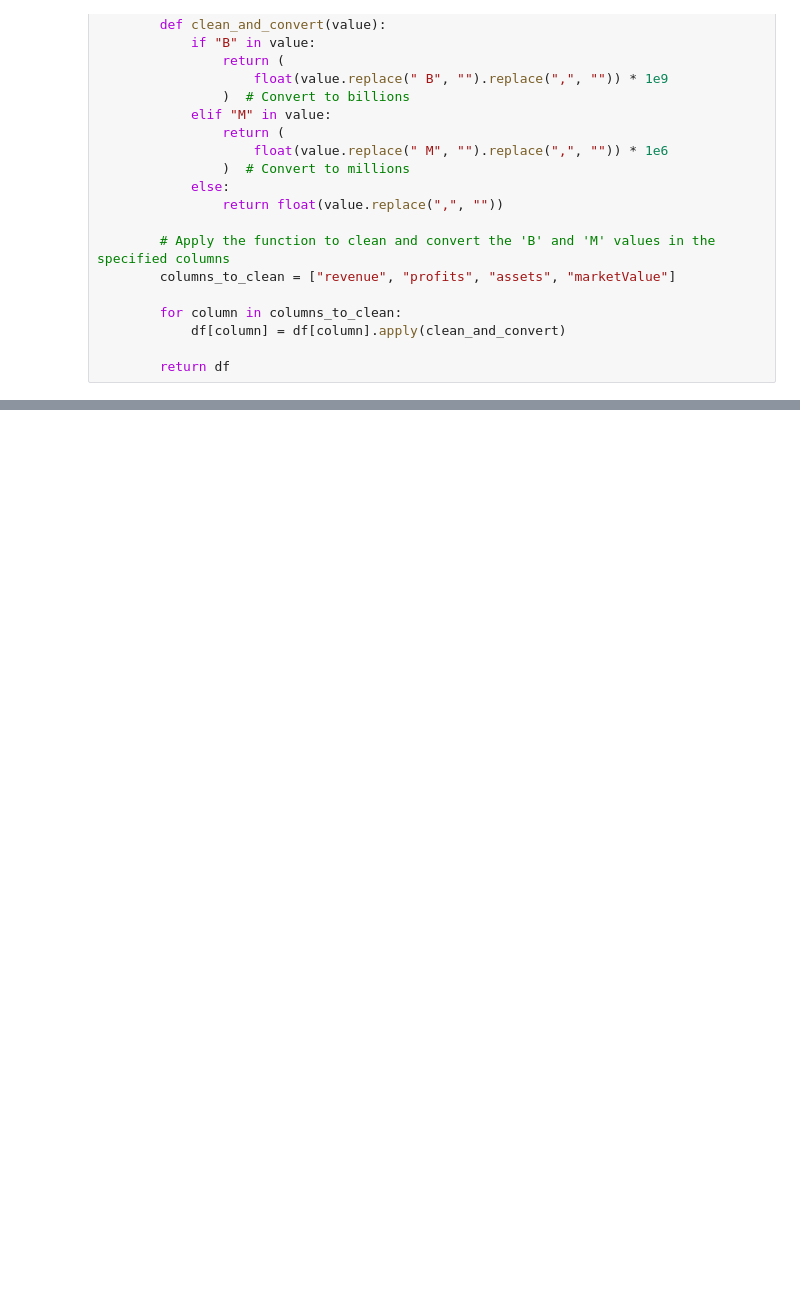
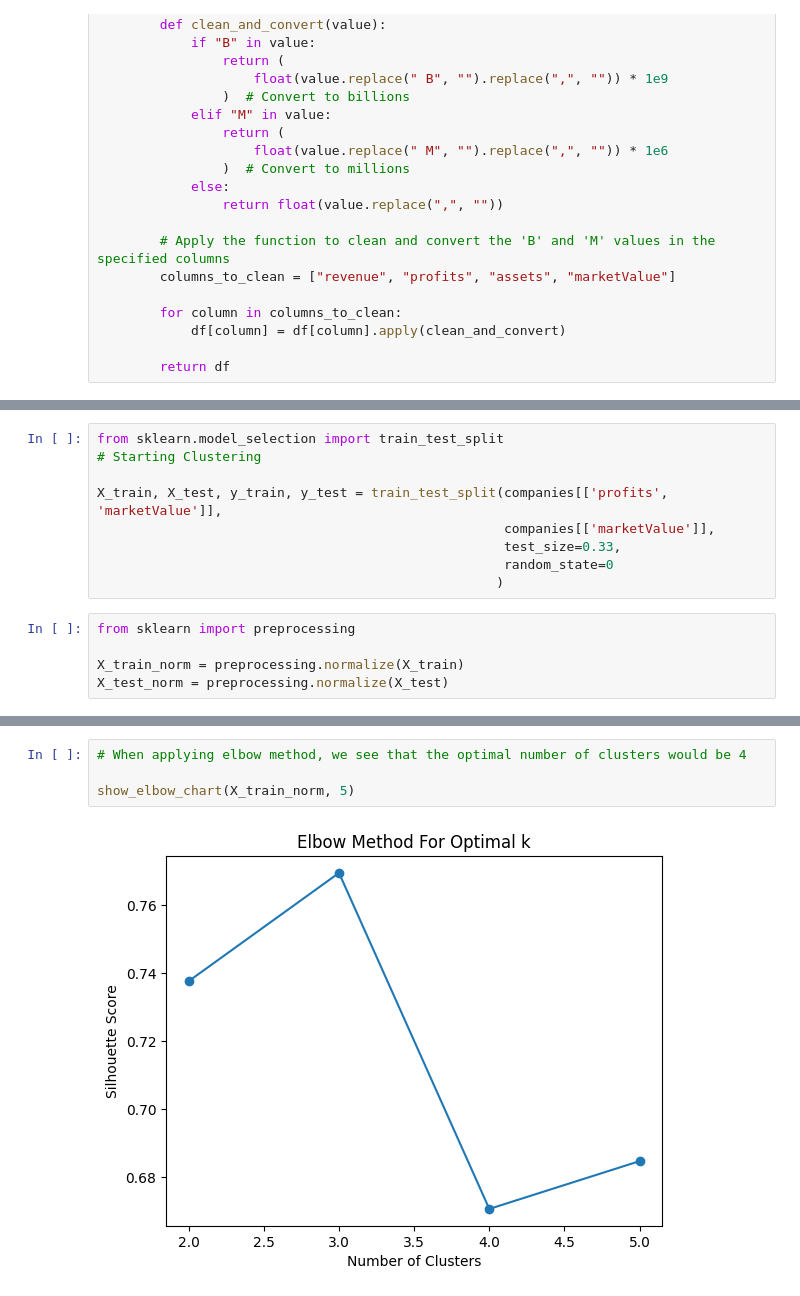
Before and after one commit to Rayanworkout/First-Steps-into-ML, a Jupyter notebook: kmeans_clustering/companies.ipynb, the cells around one changed output, grey strips where cells are left out. Cells and saved outputs as stored; diff of their text form; blank space fills up the shorter version.

Commit message:
enhanced companies analytics

```diff
--- a/kmeans_clustering/companies.ipynb
+++ b/kmeans_clustering/companies.ipynb
@@ -76,0 +78,14 @@ sns.scatterplot(data = companies, x = 'profits', y = 'marketValue', hue = 'marke
+# %%
+from sklearn.model_selection import train_test_split
+# Starting Clustering
+
+X_train, X_test, y_train, y_test = train_test_split(companies[['profits', 'marketValue']],
+                                                    companies[['marketValue']],
+                                                    test_size=0.33,
+                                                    random_state=0
+                                                   )
+# %%
+from sklearn import preprocessing
+
+X_train_norm = preprocessing.normalize(X_train)
+X_test_norm = preprocessing.normalize(X_test)
@@ -76,0 +134,6 @@ sns.scatterplot(data = companies, x = 'profits', y = 'marketValue', hue = 'marke
+# %%
+# When applying elbow method, we see that the optimal number of clusters would be 4
+
+show_elbow_chart(X_train_norm, 5)
+# %% [output]
+[figure, added]
```
Also changed, not shown: parts of 7 cells of this notebook, 1 other file.
